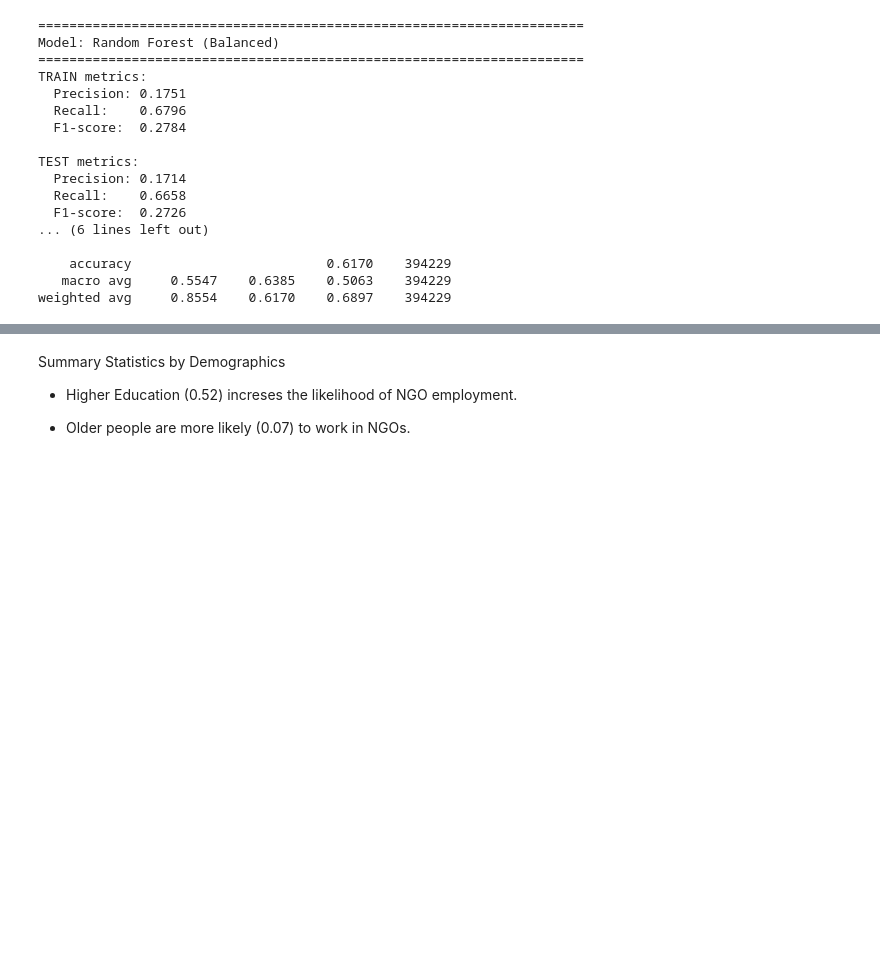
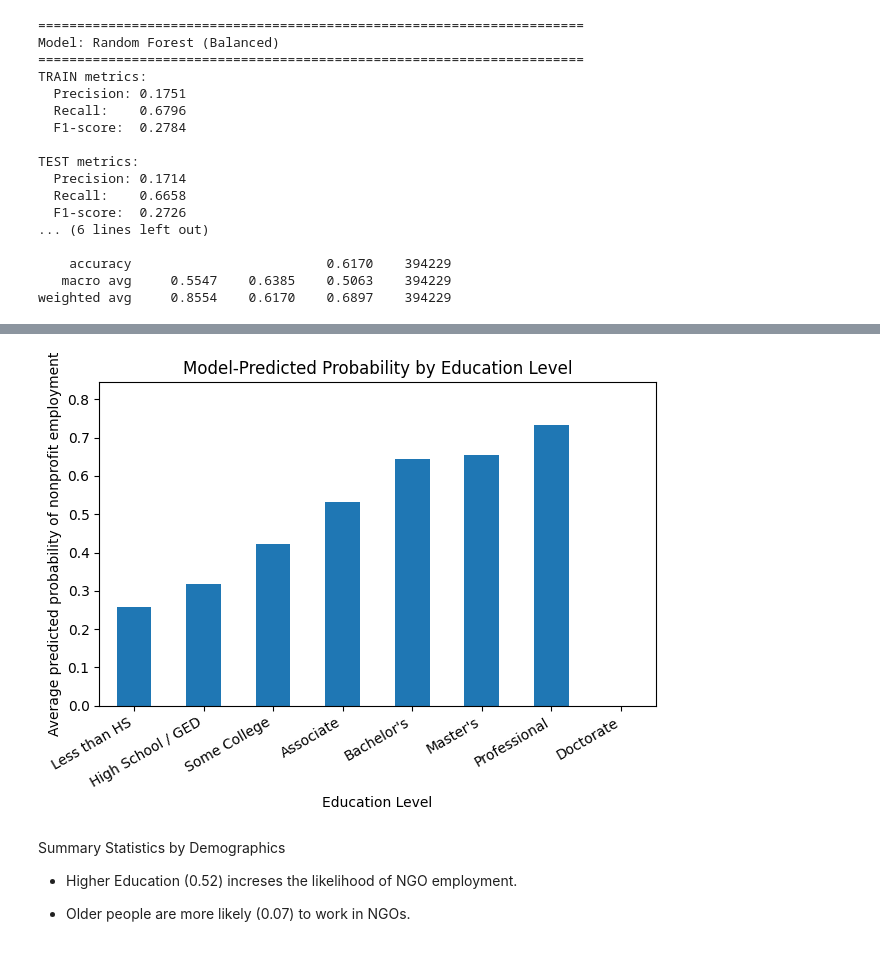
Before and after one commit to Bx1Rob/DATA71200-Final-Project, a Jupyter notebook: Project_1(2_12_07_26).ipynb, the cells around one changed output, grey strips where cells are left out. Cells and saved outputs as stored; diff of their text form; code cells hidden in the pictures; blank space fills up the shorter version.

```diff
--- a/Project_1(2_12_07_26).ipynb
+++ b/Project_1(2_12_07_26).ipynb
@@ -894,3 +937,38 @@ weighted avg     0.8554    0.6170    0.6897    394229
+# %%
+import pandas as pd
+import matplotlib.pyplot as plt
+
+# I chose one model(best) to interpret
+model_for_probs = rf_balanced
+
+# Include Edu_level
+prob_df = df.copy()
+
+# Predicted probability of nonprofit
+prob_df["p_nonprofit"] = model_for_probs.predict_proba(prob_df[feature_cols])[:, 1]
+
+edu_order = [
+    "Less than HS",
+    "High School / GED",
+    "Some College",
+    "Associate",
+    "Bachelor's",
+    "Master's",
+    "Professional",
+    "Doctorate",
+]
+edu_pred = prob_df.groupby("EDU_LEVEL")["p_nonprofit"].mean().reindex(edu_order)
+
+ax = edu_pred.plot(kind="bar")
+ax.set_ylabel("Average predicted probability of nonprofit employment")
+ax.set_xlabel("Education Level")
+ax.set_title("Model-Predicted Probability by Education Level")
+ax.set_ylim(0, max(0.25, edu_pred.max() * 1.15))
+plt.xticks(rotation=30, ha="right")
+plt.tight_layout()
+plt.show()
+# %% [output]
+[figure, added]
 # %% [markdown]
 Summary Statistics by Demographics
 
```
Also changed, not shown: parts of 14 cells of this notebook.
